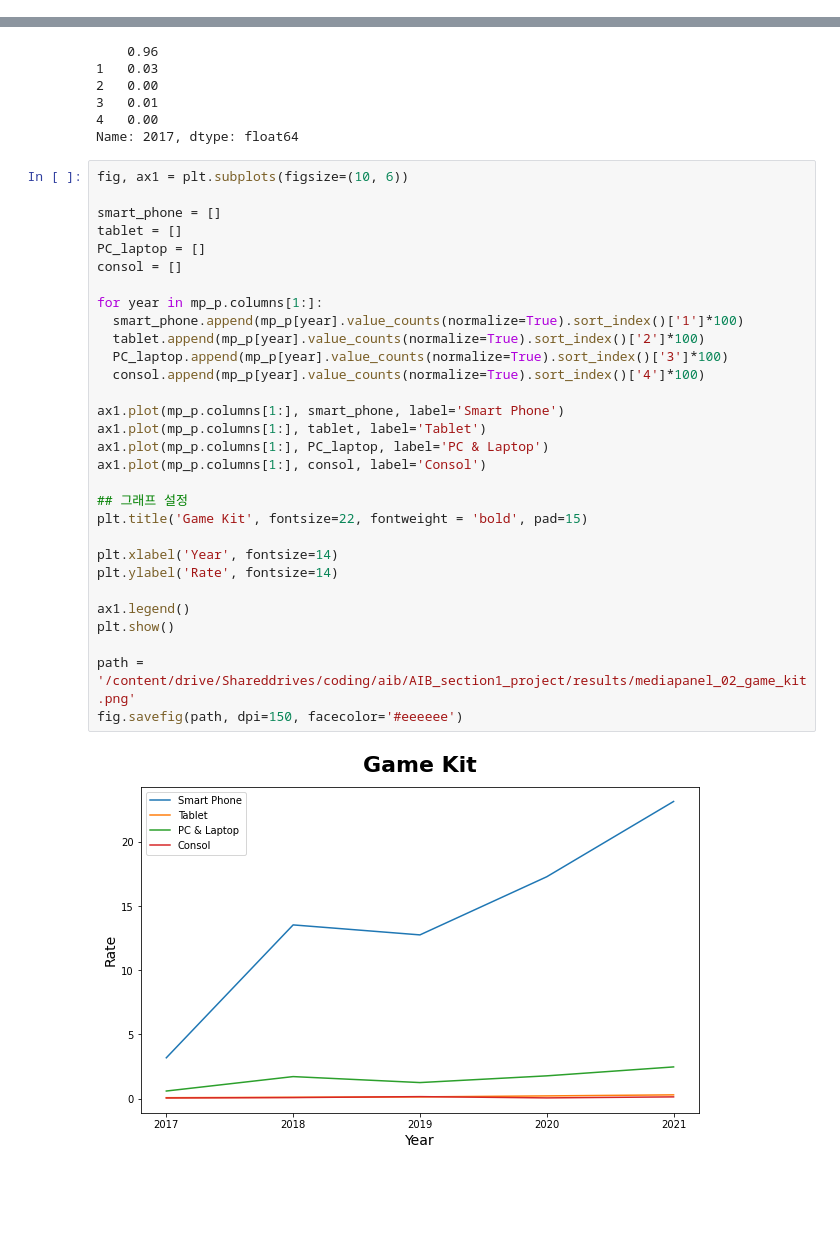
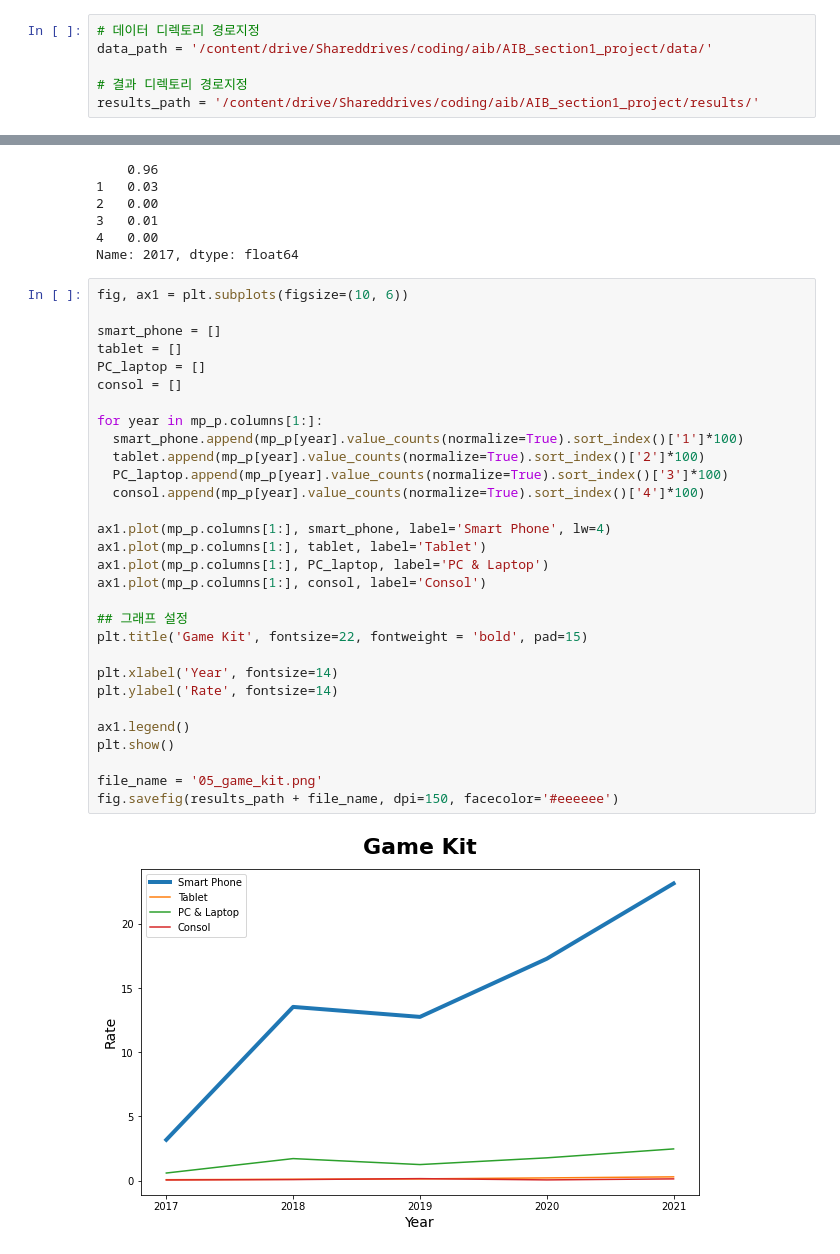
Before and after one commit to leeyeonjun85/AIB_Section_1_Project, a Jupyter notebook: Data_Analysis.ipynb, the cells around one changed output, grey strips where cells are left out. Drawn from its saved outputs; the diff is of its cells as text; blank space fills up the shorter version.

```diff
--- a/Data_Analysis.ipynb
+++ b/Data_Analysis.ipynb
@@ -85,4 +86,10 @@ pd.options.display.float_format = '{:.2f}'.format      # 소수점 둘째자리
 # plt.rc('font', family='NanumBarunGothic')
 # %% [markdown]
 # VGCartz
+# %%
+# 데이터 디렉토리 경로지정
+data_path = '/content/drive/Shareddrives/coding/aib/AIB_section1_project/data/'
+
+# 결과 디렉토리 경로지정
+results_path = '/content/drive/Shareddrives/coding/aib/AIB_section1_project/results/'
 # %%
@@ -2458,32 +2503,32 @@ Name: 2017, dtype: float64
 # %%
 fig, ax1 = plt.subplots(figsize=(10, 6))
 
 smart_phone = []
 tablet = []
 PC_laptop = []
 consol = []
 
 for year in mp_p.columns[1:]:
   smart_phone.append(mp_p[year].value_counts(normalize=True).sort_index()['1']*100)
   tablet.append(mp_p[year].value_counts(normalize=True).sort_index()['2']*100)
   PC_laptop.append(mp_p[year].value_counts(normalize=True).sort_index()['3']*100)
   consol.append(mp_p[year].value_counts(normalize=True).sort_index()['4']*100)
 
-ax1.plot(mp_p.columns[1:], smart_phone, label='Smart Phone')
+ax1.plot(mp_p.columns[1:], smart_phone, label='Smart Phone', lw=4)
 ax1.plot(mp_p.columns[1:], tablet, label='Tablet')
 ax1.plot(mp_p.columns[1:], PC_laptop, label='PC & Laptop')
 ax1.plot(mp_p.columns[1:], consol, label='Consol')
 
 ## 그래프 설정
 plt.title('Game Kit', fontsize=22, fontweight = 'bold', pad=15)
 
 plt.xlabel('Year', fontsize=14)
 plt.ylabel('Rate', fontsize=14)
 
 ax1.legend()
 plt.show()
 
-path = '/content/drive/Shareddrives/coding/aib/AIB_section1_project/results/mediapanel_02_game_kit.png'
-fig.savefig(path, dpi=150, facecolor='#eeeeee')
+file_name = '05_game_kit.png'
+fig.savefig(results_path + file_name, dpi=150, facecolor='#eeeeee')
 # %% [output]
-[figure, old version]
+[figure, new version]
```
Also changed, not shown: parts of 41 cells of this notebook, 37 other files.
